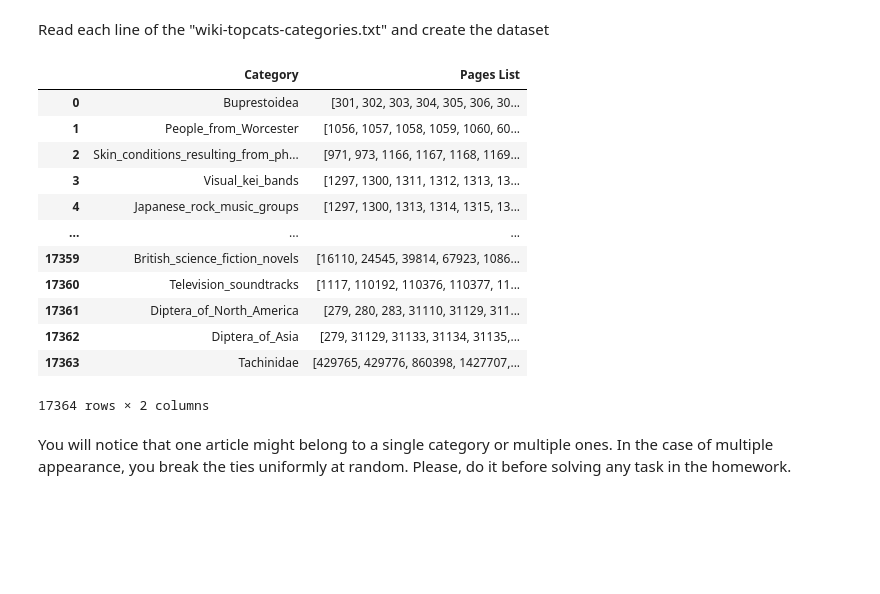
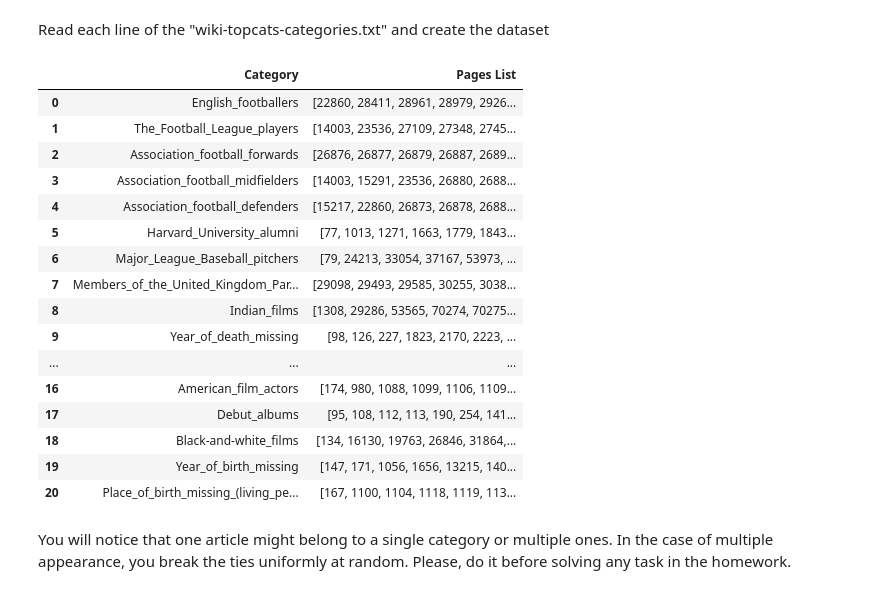
Before and after one commit to Jeremy98-alt/ADM-HW5, a Jupyter notebook: ADM-HW5 - Preliminaries and RQ1+RQ2+RQ3+RQ5+RQ6.ipynb, the cells around one changed output. Cells and saved outputs as stored; diff of their text form; code cells hidden in the pictures; blank space fills up the shorter version.

Commit message:
fixed...
i checked that the categories should be in the range of 5000 and 30000!!

```diff
--- a/ADM-HW5 - Preliminaries and RQ1+RQ2+RQ3+RQ5+RQ6.ipynb
+++ b/ADM-HW5 - Preliminaries and RQ1+RQ2+RQ3+RQ5+RQ6.ipynb
@@ -48,22 +48,37 @@ Read each line of the "wiki-topcats-categories.txt" and create the dataset
 # %%
 categories = pd.read_csv("wiki-topcats-categories.txt", sep=";", names = ["Category", "Pages List"])
 categories["Category"] = categories.Category.apply(lambda x: x[9:])
 categories["Pages List"] = categories["Pages List"].apply(lambda x: x.split())
+
+# Remove categories with length not in the range 5000 and 30000
+categories['Length'] = [len(x) for x in categories['Pages List']]
+
+# Removes the categories whose number of articles in less than 5000 and more than 30000.
+categories = categories.loc[(categories['Length']>=5000) & (categories['Length']<=30000)]
+del categories['Length']
+
+# reset index
+categories = categories.reset_index()
+del categories['index']
 categories
 # %% [output]
 |  | Category | Pages List |
-| 0 | Buprestoidea | [301, 302, 303, 304, 305, 306, 30... |
-| 1 | People_from_Worcester | [1056, 1057, 1058, 1059, 1060, 60... |
-| 2 | Skin_conditions_resulting_from_ph... | [971, 973, 1166, 1167, 1168, 1169... |
-| 3 | Visual_kei_bands | [1297, 1300, 1311, 1312, 1313, 13... |
-| 4 | Japanese_rock_music_groups | [1297, 1300, 1313, 1314, 1315, 13... |
+| 0 | English_footballers | [22860, 28411, 28961, 28979, 2926... |
+| 1 | The_Football_League_players | [14003, 23536, 27109, 27348, 2745... |
+| 2 | Association_football_forwards | [26876, 26877, 26879, 26887, 2689... |
+| 3 | Association_football_midfielders | [14003, 15291, 23536, 26880, 2688... |
+| 4 | Association_football_defenders | [15217, 22860, 26873, 26878, 2688... |
+| 5 | Harvard_University_alumni | [77, 1013, 1271, 1663, 1779, 1843... |
+| 6 | Major_League_Baseball_pitchers | [79, 24213, 33054, 37167, 53973, ... |
+| 7 | Members_of_the_United_Kingdom_Par... | [29098, 29493, 29585, 30255, 3038... |
+| 8 | Indian_films | [1308, 29286, 53565, 70274, 70275... |
+| 9 | Year_of_death_missing | [98, 126, 227, 1823, 2170, 2223, ... |
 | ... | ... | ... |
-| 17359 | British_science_fiction_novels | [16110, 24545, 39814, 67923, 1086... |
-| 17360 | Television_soundtracks | [1117, 110192, 110376, 110377, 11... |
-| 17361 | Diptera_of_North_America | [279, 280, 283, 31110, 31129, 311... |
-| 17362 | Diptera_of_Asia | [279, 31129, 31133, 31134, 31135,... |
-| 17363 | Tachinidae | [429765, 429776, 860398, 1427707,... |
+| 16 | American_film_actors | [174, 980, 1088, 1099, 1106, 1109... |
+| 17 | Debut_albums | [95, 108, 112, 113, 190, 254, 141... |
+| 18 | Black-and-white_films | [134, 16130, 19763, 26846, 31864,... |
+| 19 | Year_of_birth_missing | [147, 171, 1056, 1656, 13215, 140... |
+| 20 | Place_of_birth_missing_(living_pe... | [167, 1100, 1104, 1118, 1119, 113... |
-17364 rows × 2 columns
 # %% [markdown]
 You will notice that one article might belong to a single category or multiple ones. In the case of multiple appearance, you break the ties uniformly at random. Please, do it before solving any task in the homework.
 # %%
```
Also changed, not shown: parts of 21 cells of this notebook.
